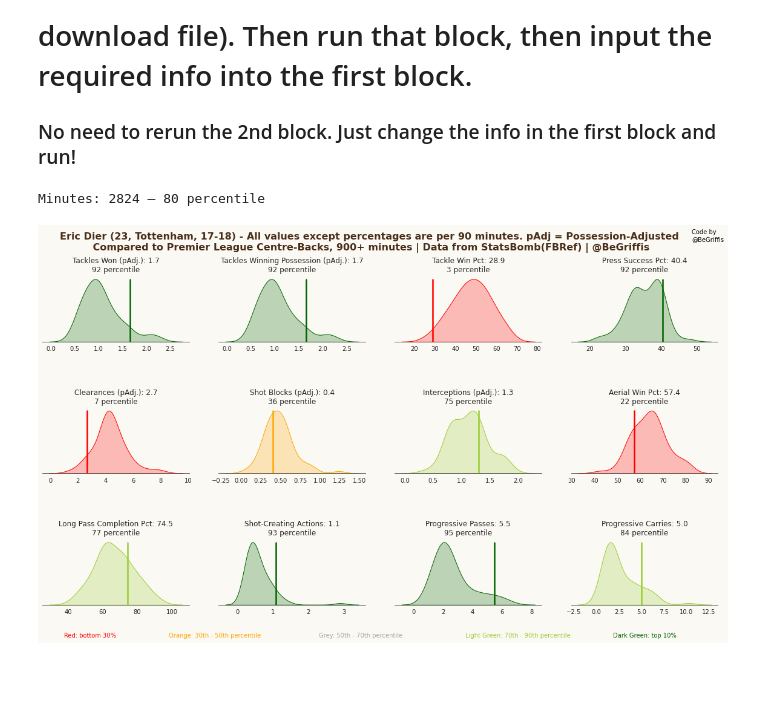
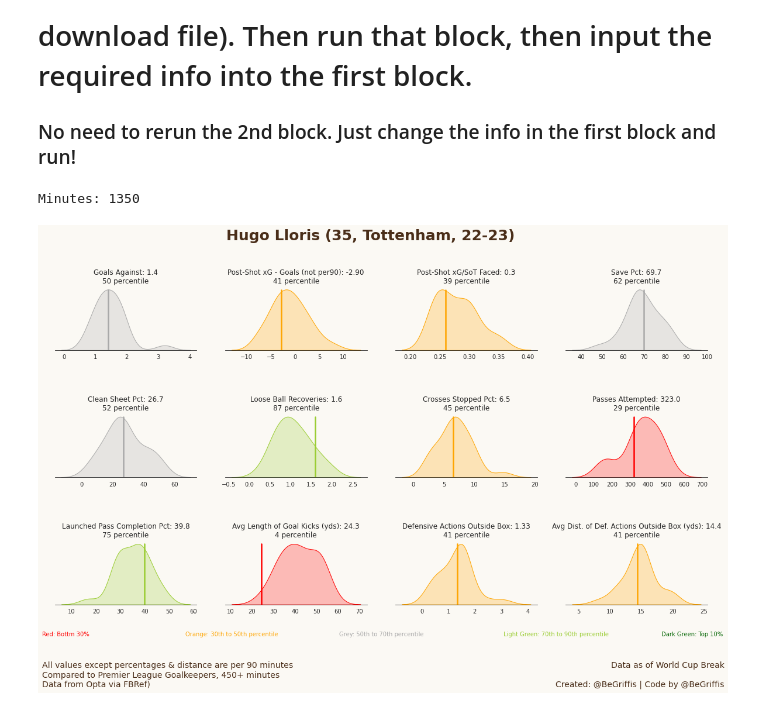
Before and after one commit to griffisben/Soccer-Analyses, a Jupyter notebook: Create Scouting Cards (12 key stats for each position).ipynb, the cells around one changed output. Saved outputs shown, nothing was run; the diff lists cells and outputs as text; code cells hidden in the pictures; blank space fills up the shorter version.

```diff
--- a/Create Scouting Cards (12 key stats for each position).ipynb
+++ b/Create Scouting Cards (12 key stats for each position).ipynb
@@ -2,38 +2,39 @@
 # Input the final names into the second block of code (if you changed the names from the FBRef data download file). Then run that block, then input the required info into the first block.
 ### No need to rerun the 2nd block. Just change the info in the first block and run!
 # %%
-ScoutReport(season = '17-18',                # Season (17-18 to 22-23 (once the season starts))
-            program = 'df',                  # Program to run (gk, df, mf, fw) - each has different metrics
-            player_pos = 'Centre-Back',          # See options below
-            playerPrompt = 'Eric Dier',  # Player name
+ScoutReport(season = '22-23',                # Season (In the future I'll upload code on my GitHub that will download prior years' data)
+            program = 'gk',                  # Program to run
+            player_pos = 'Goalkeeper',          # See options below
+            playerPrompt = 'Hugo Lloris',  # Player name
             SquadPrompt = '',                # Optional. But Required for players who played for more than one team
-            minutesPlayed = 900,             # The number of minutes to filter by
+            minutesPlayed = 450,             # The number of minutes to filter by
             compP = 'epl',          # OPTIONS: epl, la liga, bundesliga, serie a, ligue 1 ('n' will be all 5 leagues)
             saveinput = 'n',                 # 'y' if you want to save figure, 'n' if not
-            signature = '@BeGriffis'         # Your twitter or website handle
+            signature = '@BeGriffis',         # Your twitter or website handle
+            data_date = 'Data as of World Cup Break'     # The date you downloaded the FBRef data. IMPORTANT TO NOTE THE DATE
            )
 
 ##### Single-Position Options #####
 # Goalkeeper
 # Centre-Back
 # Left-Back
 # Right-Back
 # Defensive Midfield
 # Central Midfield
 # Left Midfield
 # Right Midfield
 # Attacking Midfield
 # Left Winger
 # Right Winger
 # Second Striker
 # Centre-Forward
 
 ##### Multiple Position Options #####
 # Fullback (RB + LB)
 # Midfielder (DM + CM + CAM)
 # Winger (RM + LM + RW + RM))
 # Forward (RW + LW + SS + ST)
 # Striker (CF + SS)
 # %% [output]
-Minutes: 2824 — 80 percentile
+Minutes: 1350
-[figure, old version]
+[figure, new version]
```
Also changed, not shown: parts of 1 cell of this notebook, 2 other files.
